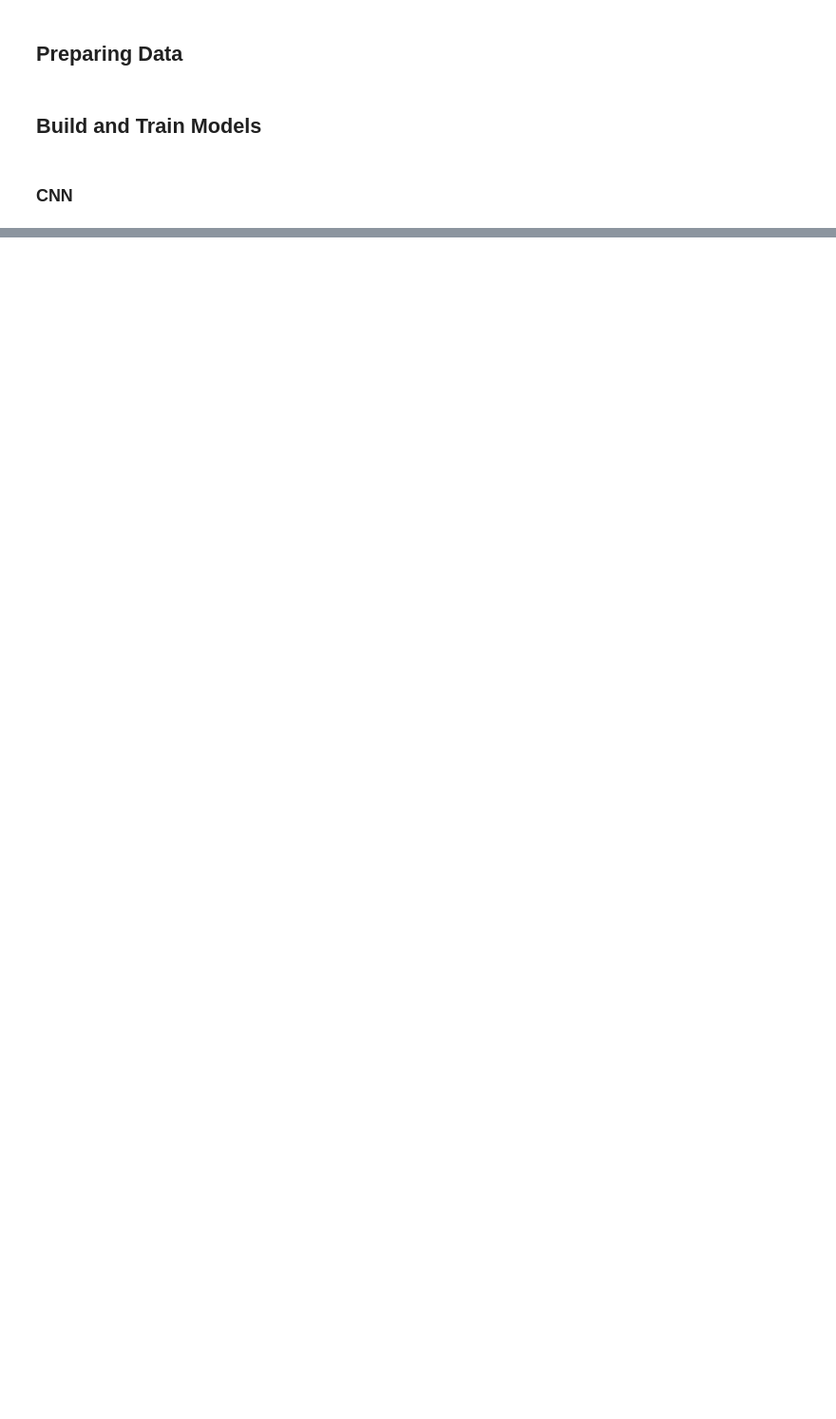
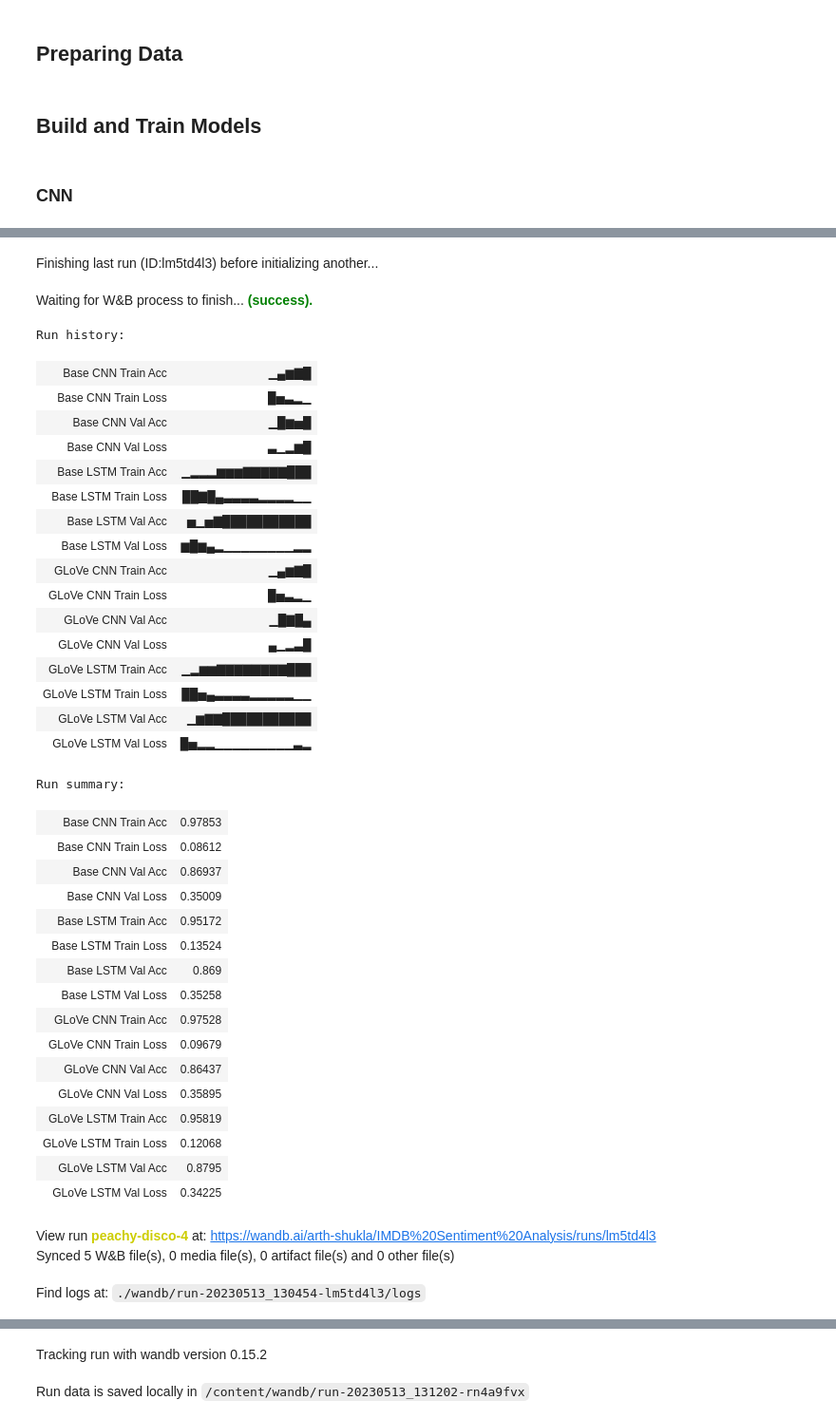
Before and after one commit to arth-shukla/gensim-embedding-training-imdb, a Jupyter notebook: main.ipynb, the cells around one changed output, grey strips where cells are left out. Shown at 95% size. Saved outputs shown, nothing was run; the diff lists cells and outputs as text; code cells hidden in the pictures; blank space fills up the shorter version.

Commit message:
Feat: finish training

```diff
--- a/main.ipynb
+++ b/main.ipynb
@@ -321,0 +401,48 @@ glove_lstm_hist, glove_lstm_score = train_and_test_model(glove_lstm, glove_X_tra
+# %%
+run = wandb.init(
+  project='IMDB Sentiment Analysis',
+)
+
+wandb.config = {
+  'batch_size': 64
+}
+# %% [output]
+Finishing last run (ID:lm5td4l3) before initializing another...
+Waiting for W&B process to finish... (success).
+Run history:
+| Base CNN Train Acc | ▁▄▆▇█ |
+| Base CNN Train Loss | █▅▃▂▁ |
+| Base CNN Val Acc | ▁█▆▅█ |
+| Base CNN Val Loss | ▃▁▂▆█ |
+| Base LSTM Train Acc | ▁▂▂▂▆▆▆▇▇▇▇▇███ |
+| Base LSTM Train Loss | ██▇█▄▃▃▃▃▂▂▂▂▁▁ |
+| Base LSTM Val Acc | ▅▁▅▇███████████ |
+| Base LSTM Val Loss | ▆█▆▄▂▁▁▁▁▁▁▁▁▂▂ |
+| GLoVe CNN Train Acc | ▁▄▆▇█ |
+| GLoVe CNN Train Loss | █▅▃▂▁ |
+| GLoVe CNN Val Acc | ▁█▇█▄ |
+| GLoVe CNN Val Loss | ▄▁▂▃█ |
+| GLoVe LSTM Train Acc | ▁▂▆▆▇▇▇▇▇▇▇▇███ |
+| GLoVe LSTM Train Loss | ██▅▄▃▃▃▃▂▂▂▂▂▁▁ |
+| GLoVe LSTM Val Acc | ▁▆▇▇███████████ |
+| GLoVe LSTM Val Loss | █▅▂▂▁▁▁▁▁▁▁▁▁▃▂ |
+Run summary:
+| Base CNN Train Acc | 0.97853 |
+| Base CNN Train Loss | 0.08612 |
+| Base CNN Val Acc | 0.86937 |
+| Base CNN Val Loss | 0.35009 |
+| Base LSTM Train Acc | 0.95172 |
+| Base LSTM Train Loss | 0.13524 |
+| Base LSTM Val Acc | 0.869 |
+| Base LSTM Val Loss | 0.35258 |
+| GLoVe CNN Train Acc | 0.97528 |
+| GLoVe CNN Train Loss | 0.09679 |
+| GLoVe CNN Val Acc | 0.86437 |
+| GLoVe CNN Val Loss | 0.35895 |
+| GLoVe LSTM Train Acc | 0.95819 |
+| GLoVe LSTM Train Loss | 0.12068 |
+| GLoVe LSTM Val Acc | 0.8795 |
+| GLoVe LSTM Val Loss | 0.34225 |
+View run peachy-disco-4 at: https://wandb.ai/arth-shukla/IMDB%20Sentiment%20Analysis/runs/lm5td4l3
+Synced 5 W&B file(s), 0 media file(s), 0 artifact file(s) and 0 other file(s)
+Find logs at: ./wandb/run-20230513_130454-lm5td4l3/logs
@@ -321,0 +450,2 @@ glove_lstm_hist, glove_lstm_score = train_and_test_model(glove_lstm, glove_X_tra
+Tracking run with wandb version 0.15.2
+Run data is saved locally in /content/wandb/run-20230513_131202-rn4a9fvx
```
Also changed, not shown: parts of 23 cells of this notebook, 1 other file.
